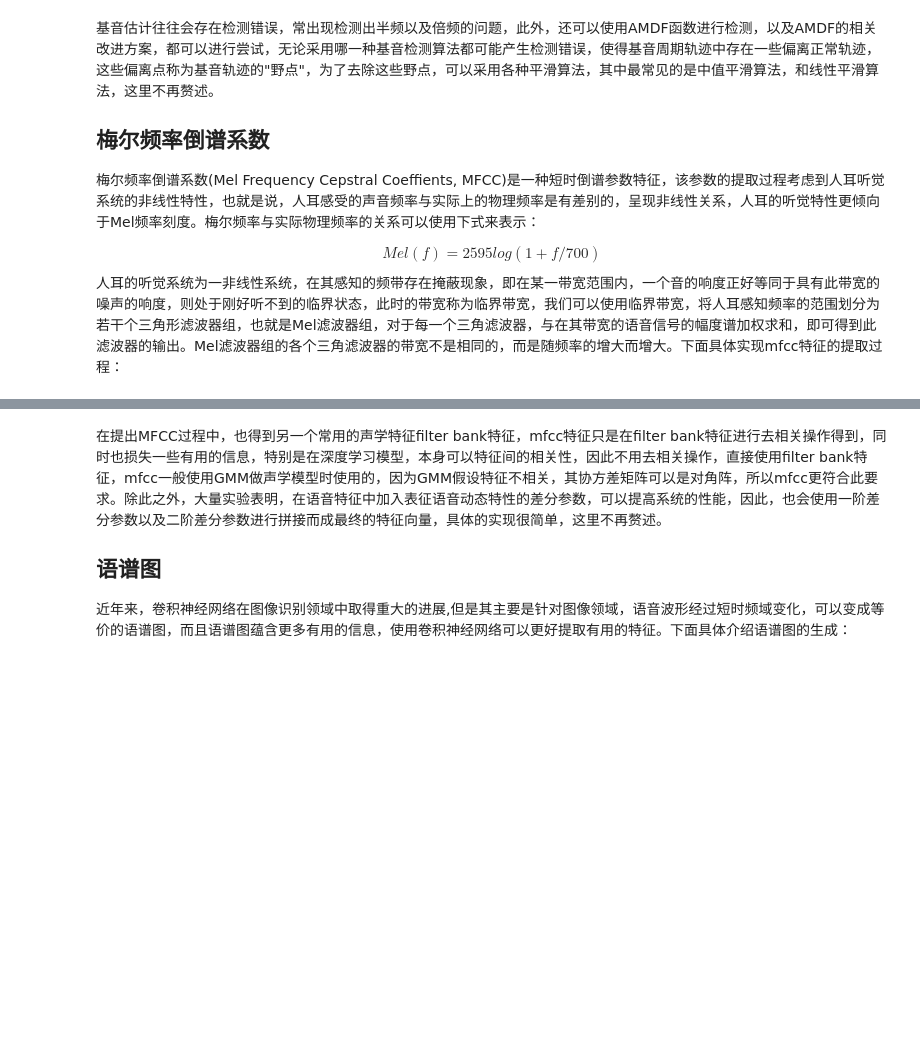
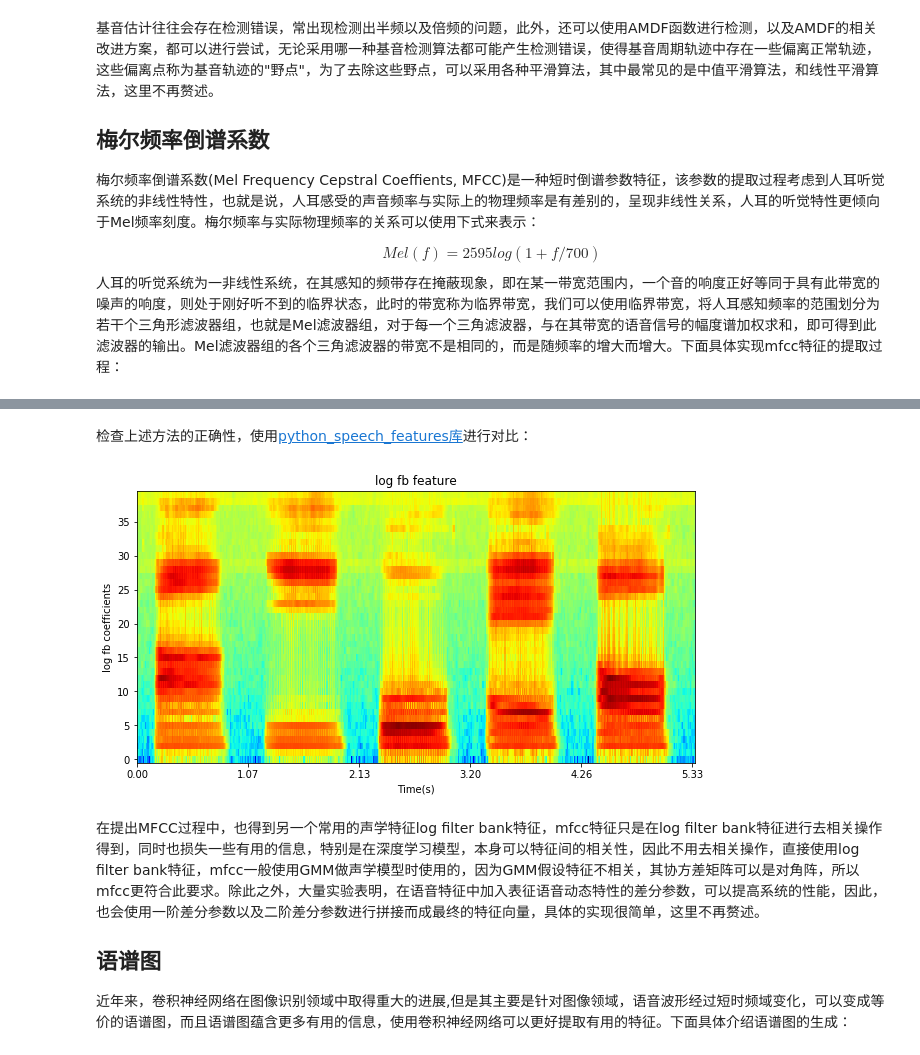
Before and after one commit to guker/speech, a Jupyter notebook: SpeechFeature.ipynb, the cells around one changed output, grey strips where cells are left out. Saved outputs shown, nothing was run; the diff lists cells and outputs as text; code cells hidden in the pictures; blank space fills up the shorter version.

Commit message:
speech

```diff
--- a/SpeechFeature.ipynb
+++ b/SpeechFeature.ipynb
@@ -296,5 +296,27 @@ plt.show()
+# %% [markdown]
+检查上述方法的正确性，使用[python_speech_features库](https://github.com/jameslyons/python_speech_features)进行对比：
+# %%
+from python_speech_features import mfcc
+from python_speech_features import logfbank
+# 1. logfbank没有提供窗函数的参数入口，但是源码里面是有的，修改上面的窗函数为矩形窗，结果是一致的
+# 2. 上面使用hamming窗，下面使用矩形窗，可以看出，矩形窗只是存在严重频谱泄露现象，有略微差别
+logfb = logfbank(waveData[0],samplerate=framerate,nfilt=40)
+plt.figure(figsize=(10,5))
+plt.imshow(logfb.T,cmap=plt.cm.jet,aspect='auto')
+plt.xlabel('Time(s)')
+plt.ylabel('log fb coefficients')
+nframes = (filter_banks.T).shape[1]
+plt.xticks(np.arange(0, nframes,
+                    int(nframes/5)),
+                    ['{:.2f}'.format(i*nframes/5*frameshift/framerate) for i in range(6)])
+ax = plt.gca()
+ax.invert_yaxis()
+plt.title('log fb feature')
+plt.show()
+# %% [output]
+[figure, added]
 # %% [markdown]
-在提出MFCC过程中，也得到另一个常用的声学特征filter bank特征，mfcc特征只是在filter bank特征进行去相关操作得到，同时也损失一些有用的信息，特别是在深度学习模型，本身可以特征间的相关性，因此不用去相关操作，直接使用filter bank特征，mfcc一般使用GMM做声学模型时使用的，因为GMM假设特征不相关，其协方差矩阵可以是对角阵，所以mfcc更符合此要求。除此之外，大量实验表明，在语音特征中加入表征语音动态特性的差分参数，可以提高系统的性能，因此，也会使用一阶差分参数以及二阶差分参数进行拼接而成最终的特征向量，具体的实现很简单，这里不再赘述。
+在提出MFCC过程中，也得到另一个常用的声学特征log filter bank特征，mfcc特征只是在log filter bank特征进行去相关操作得到，同时也损失一些有用的信息，特别是在深度学习模型，本身可以特征间的相关性，因此不用去相关操作，直接使用log filter bank特征，mfcc一般使用GMM做声学模型时使用的，因为GMM假设特征不相关，其协方差矩阵可以是对角阵，所以mfcc更符合此要求。除此之外，大量实验表明，在语音特征中加入表征语音动态特性的差分参数，可以提高系统的性能，因此，也会使用一阶差分参数以及二阶差分参数进行拼接而成最终的特征向量，具体的实现很简单，这里不再赘述。
 ## 语谱图
 近年来，卷积神经网络在图像识别领域中取得重大的进展,但是其主要是针对图像领域，语音波形经过短时频域变化，可以变成等价的语谱图，而且语谱图蕴含更多有用的信息，使用卷积神经网络可以更好提取有用的特征。下面具体介绍语谱图的生成：
 # %%
```
Also changed, not shown: parts of 2 cells of this notebook.
